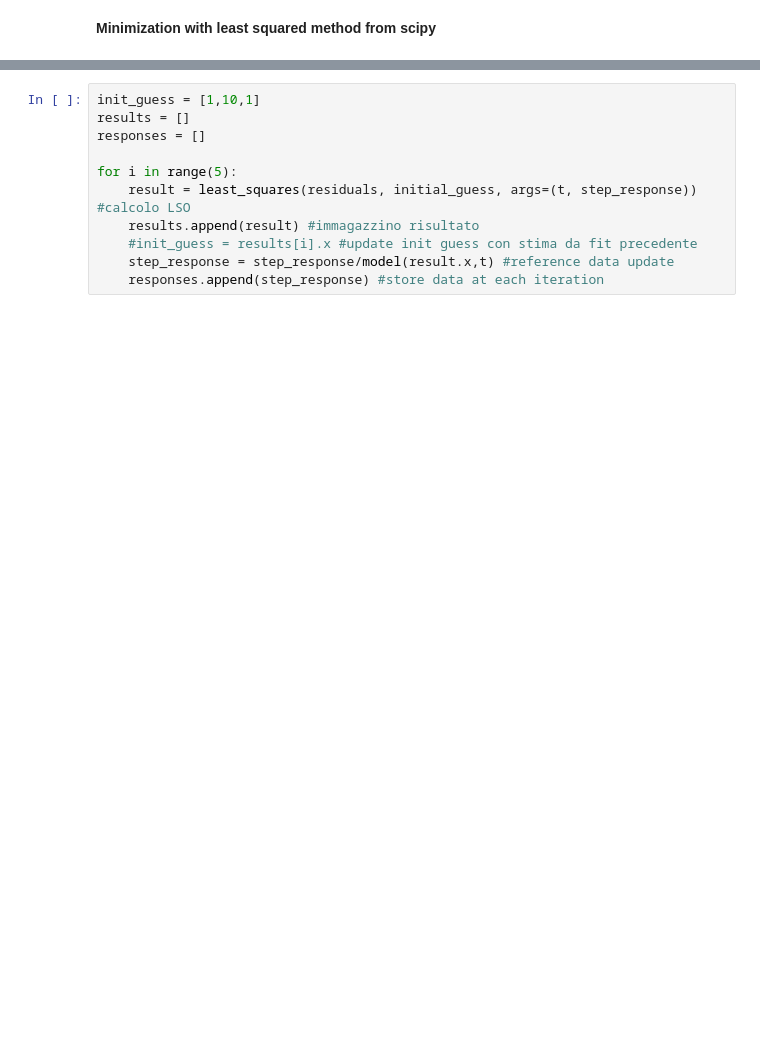
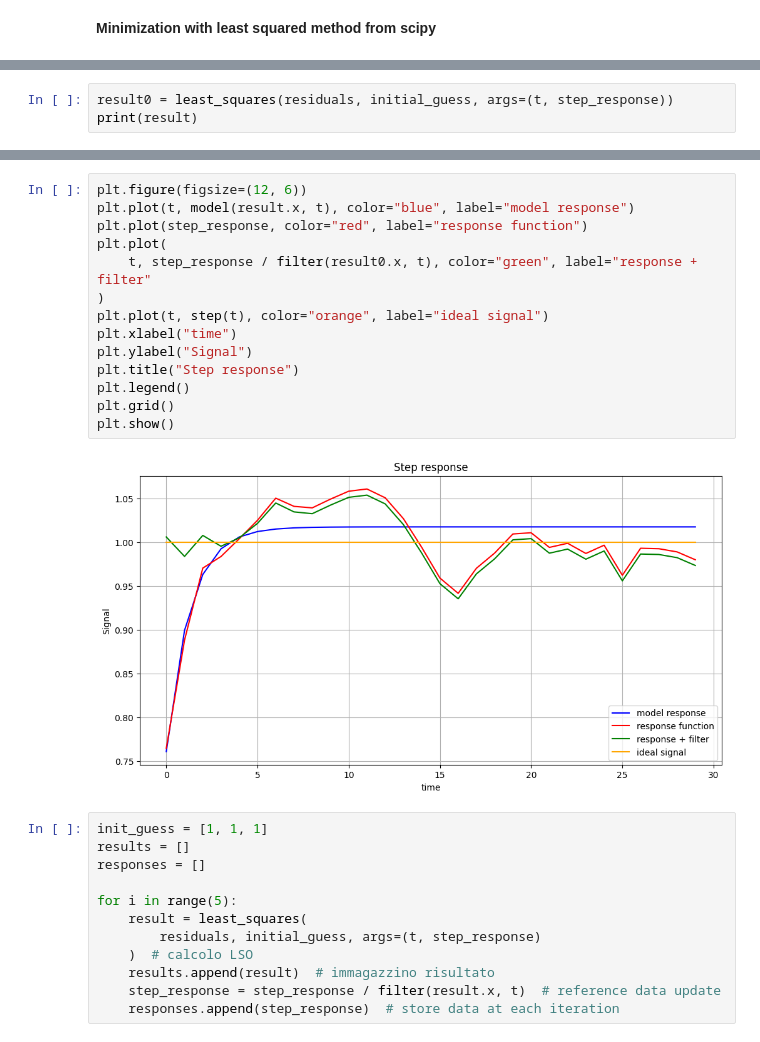
Before and after one commit to ElStabilini/cryoscope_tests, a Jupyter notebook: IIR_analysis.ipynb, the cells around one changed output, grey strips where cells are left out. Saved outputs shown, nothing was run; the diff lists cells and outputs as text; blank space fills up the shorter version.

```diff
--- a/IIR_analysis.ipynb
+++ b/IIR_analysis.ipynb
@@ -164,0 +182,3 @@ The article used 3 - 5 filters for this reason I should iterate this study on II
+# %%
+result0 = least_squares(residuals, initial_guess, args=(t, step_response))
+print(result)
@@ -165,12 +202,29 @@ The article used 3 - 5 filters for this reason I should iterate this study on II
+# %%
+plt.figure(figsize=(12, 6))
+plt.plot(t, model(result.x, t), color="blue", label="model response")
+plt.plot(step_response, color="red", label="response function")
+plt.plot(
+    t, step_response / filter(result0.x, t), color="green", label="response + filter"
+)
+plt.plot(t, step(t), color="orange", label="ideal signal")
+plt.xlabel("time")
+plt.ylabel("Signal")
+plt.title("Step response")
+plt.legend()
+plt.grid()
+plt.show()
+# %% [output]
+[figure, added]
 # %%
-init_guess = [1,10,1]
+init_guess = [1, 1, 1]
 results = []
 responses = []
 
 for i in range(5):
-    result = least_squares(residuals, initial_guess, args=(t, step_response)) #calcolo LSO
-    results.append(result) #immagazzino risultato
-    #init_guess = results[i].x #update init guess con stima da fit precedente
-    step_response = step_response/model(result.x,t) #reference data update
-    responses.append(step_response) #store data at each iteration
+    result = least_squares(
+        residuals, initial_guess, args=(t, step_response)
+    )  # calcolo LSO
+    results.append(result)  # immagazzino risultato
+    step_response = step_response / filter(result.x, t)  # reference data update
+    responses.append(step_response)  # store data at each iteration
 # %%
```
Also changed, not shown: parts of 19 cells of this notebook, 1 other file.
